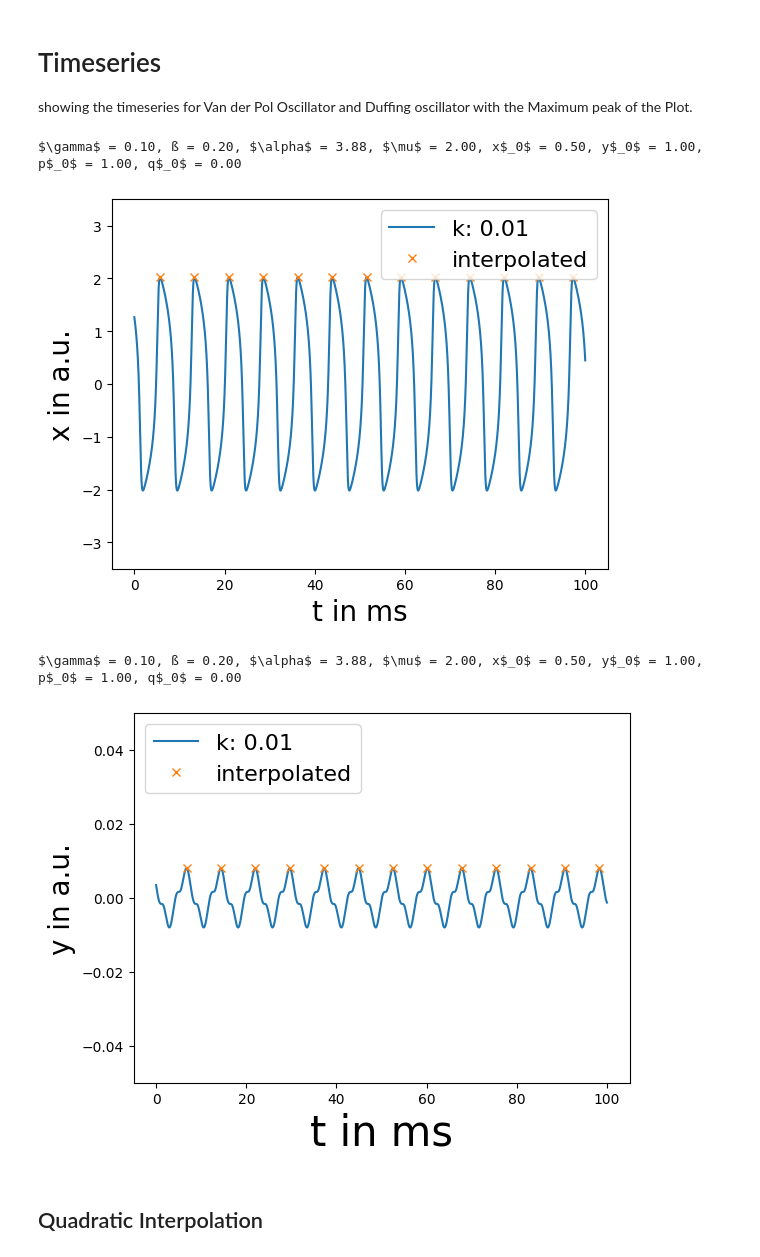
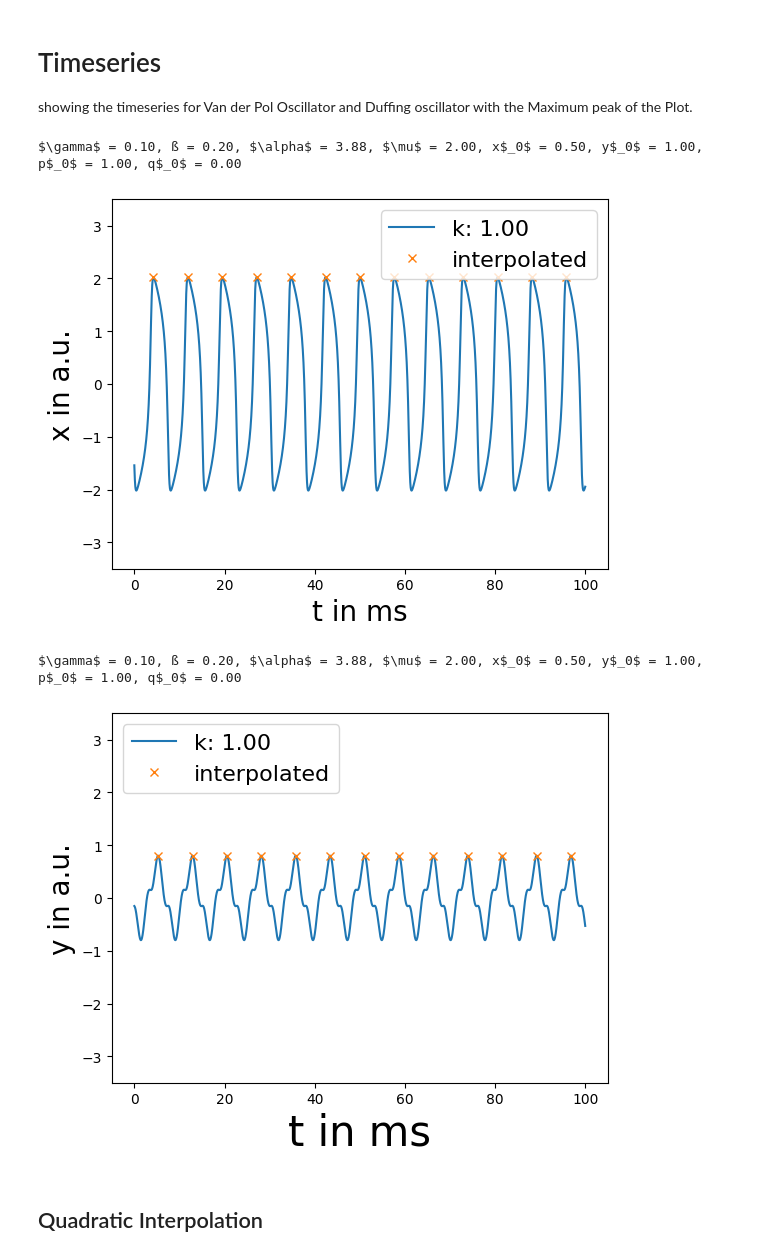
Before and after one commit to huyenanh-nguyen/daniel_model, a Jupyter notebook: ODE/simulation.ipynb, the cells around one changed output. Saved outputs shown, nothing was run; the diff lists cells and outputs as text; code cells hidden in the pictures.

```diff
--- a/ODE/simulation.ipynb
+++ b/ODE/simulation.ipynb
@@ -13,16 +13,16 @@ from onesidedcoupling import OnesidedCoupling
 # %%
 t_step = 0.01
 t_last = 100 # 50h -> 1 point represent 1h
-t = np.arange(0, 5000, t_step)
+t = np.arange(0, 8000, t_step)
 keep = int(t_last / t_step)
 x = 0.5
 y = 1
 q = 0
 p = 1
 par = x,y,p,q
-k = 0.1
+k = 1
 gamma = 0.1
-mu = 0.2
+mu = 2
 beta = 0.2
 alpha = 3.88
 count = 6
@@ -90,37 +90,37 @@ plt.plot(np.arange(0, t_last, t_step), xsol, label = f"k: {k:.2f}")
 plt.plot([np.arange(0, t_last, t_step)[i] for i in x_amplitude[0]], x_amplitude[1]['peak_heights'], "x", label = "interpolated")
 # plt.plot([np.arange(0, t_last, t_step)[i] for i in x_amplitude[0]], x_amplitude[1]['peak_heights'], "x", label = "max peak")
 
 plt.ylabel("x in a.u.", fontsize = 20)
 x_title = "$\gamma$ = " + f"{gamma:.2f}, ß = " + f"{beta:.2f}, $\\alpha$ = " + f"{alpha:.2f}, $\mu$ = " + f"{mu:.2f}, x$_0$ = " + f"{par[0]:.2f}, y$_0$ = "+ f"{par[1]:.2f}, p$_0$ = "+ f"{par[2]:.2f}, q$_0$ = "+ f"{par[3]:.2f}"
 plt.legend(fontsize = 16, loc = "upper right")
 plt.xlabel("t in ms", fontsize = 20)
 
 plt.ylim([-3.5, 3.5])
 # plt.figtext(0.99, 0.01, title,
 #         horizontalalignment="right",
 #         fontsize = 16)
 print(x_title)
 plt.show()
 
 # y-timeseries
 plt.plot(np.arange(0, t_last, t_step), ysol, label = f"k: {k:.2f}")
 plt.plot([np.arange(0, t_last, t_step)[i] for i in y_amplitude[0]], y_amplitude[1]['peak_heights'], "x", label = "interpolated")
 plt.ylabel("y in a.u.", fontsize = 20)
 
 y_title = "$\gamma$ = " + f"{gamma:.2f}, ß = " + f"{beta:.2f}, $\\alpha$ = " + f"{alpha:.2f}, $\mu$ = " + f"{mu:.2f}, x$_0$ = " + f"{par[0]:.2f}, y$_0$ = "+ f"{par[1]:.2f}, p$_0$ = "+ f"{par[2]:.2f}, q$_0$ = "+ f"{par[3]:.2f}"
 plt.legend(fontsize = 16, loc = "upper left")
 plt.xlabel("t in ms", fontsize = 30)
-plt.ylim([-0.05, 0.05])
+plt.ylim([-3.5, 3.5])
 # plt.figtext(0.99, 0.01, title,
 #         horizontalalignment="right",
 #         fontsize = 16)
 print(y_title)
 plt.show()
 # %% [output]
 $\gamma$ = 0.10, ß = 0.20, $\alpha$ = 3.88, $\mu$ = 2.00, x$_0$ = 0.50, y$_0$ = 1.00, p$_0$ = 1.00, q$_0$ = 0.00
-[figure, old version]
+[figure, new version]
 $\gamma$ = 0.10, ß = 0.20, $\alpha$ = 3.88, $\mu$ = 2.00, x$_0$ = 0.50, y$_0$ = 1.00, p$_0$ = 1.00, q$_0$ = 0.00
-[figure, old version]
+[figure, new version]
 # %% [markdown]
 ## Quadratic Interpolation
 # %%
```
Also changed, not shown: parts of 9 cells of this notebook, 1 other file.
